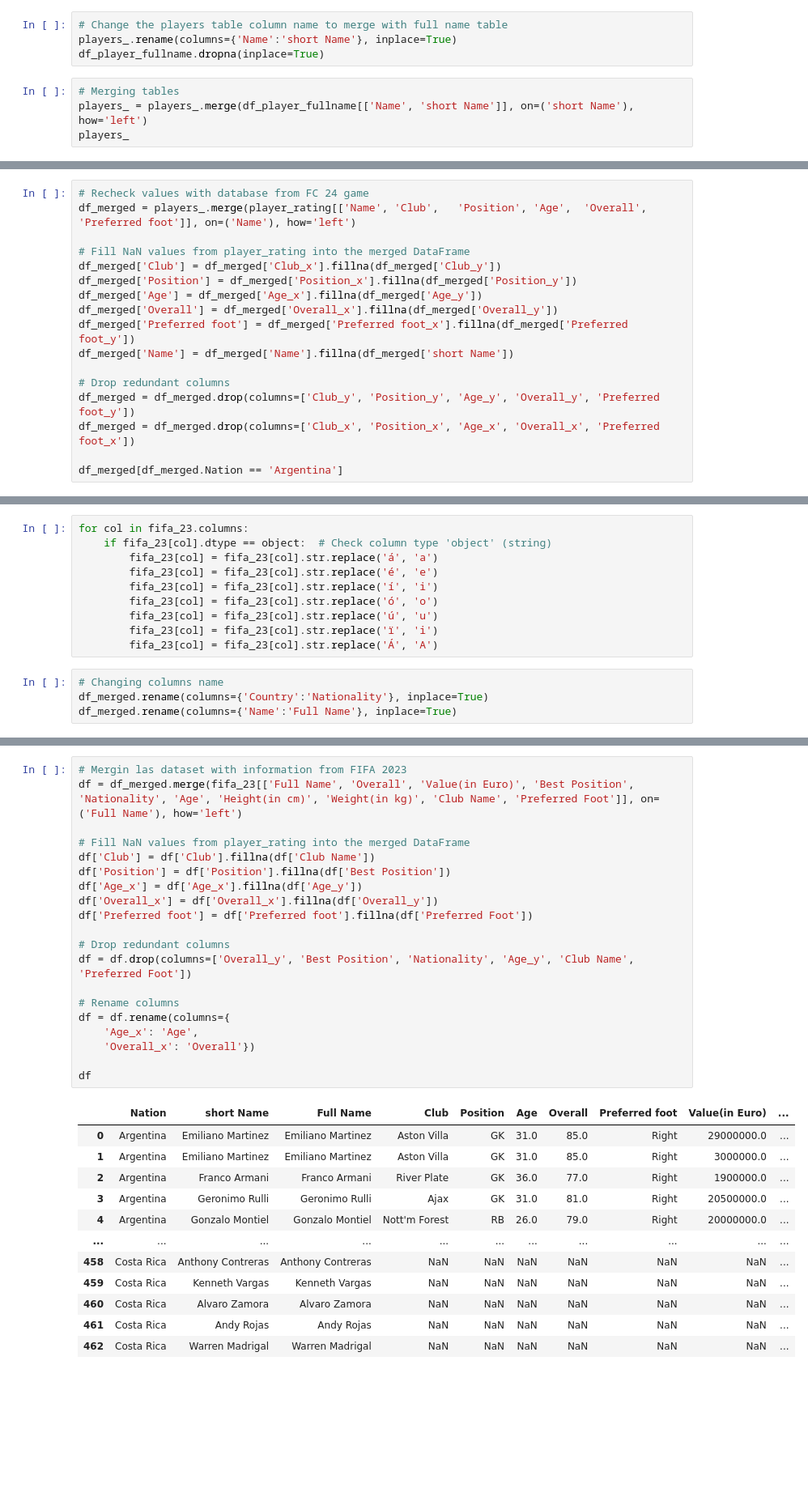
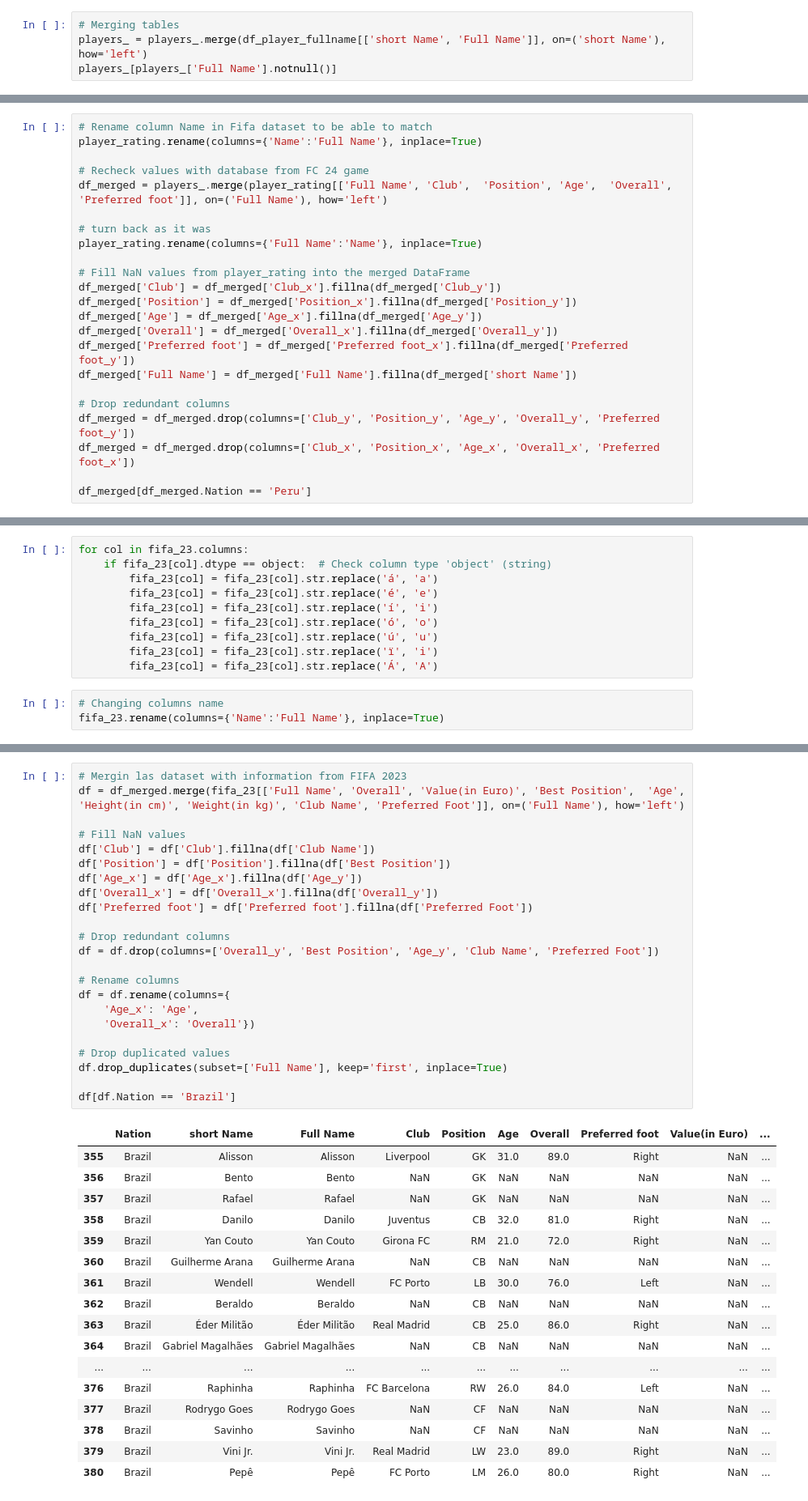
Before and after one commit to arielwendichansky/Copa-America-Model-2024, a Jupyter notebook: Copa_America_final_project.ipynb, the cells around one changed output, grey strips where cells are left out. Shown at 81% size. Cells and saved outputs as stored; diff of their text form; blank space fills up the shorter version.

```diff
--- a/Copa_America_final_project.ipynb
+++ b/Copa_America_final_project.ipynb
@@ -1127,9 +1106,5 @@ print(df_player_fullname)
-# %%
-# Change the players table column name to merge with full name table
-players_.rename(columns={'Name':'short Name'}, inplace=True)
-df_player_fullname.dropna(inplace=True)
 # %%
 # Merging tables
-players_ = players_.merge(df_player_fullname[['Name', 'short Name']], on=('short Name'), how='left')
-players_
+players_ = players_.merge(df_player_fullname[['short Name', 'Full Name']], on=('short Name'), how='left')
+players_[players_['Full Name'].notnull()]
 # %% [output]
@@ -1149,6 +1124,12 @@ players_
 # %%
+# Rename column Name in Fifa dataset to be able to match
+player_rating.rename(columns={'Name':'Full Name'}, inplace=True)
+
 # Recheck values with database from FC 24 game
-df_merged = players_.merge(player_rating[['Name', 'Club',	'Position',	'Age',	'Overall',	'Preferred foot']], on=('Name'), how='left')
+df_merged = players_.merge(player_rating[['Full Name', 'Club',	'Position',	'Age',	'Overall',	'Preferred foot']], on=('Full Name'), how='left')
+
+# turn back as it was
+player_rating.rename(columns={'Full Name':'Name'}, inplace=True)
 
 # Fill NaN values from player_rating into the merged DataFrame
 df_merged['Club'] = df_merged['Club_x'].fillna(df_merged['Club_y'])
@@ -1156,11 +1137,11 @@ df_merged['Position'] = df_merged['Position_x'].fillna(df_merged['Position_y'])
 df_merged['Age'] = df_merged['Age_x'].fillna(df_merged['Age_y'])
 df_merged['Overall'] = df_merged['Overall_x'].fillna(df_merged['Overall_y'])
 df_merged['Preferred foot'] = df_merged['Preferred foot_x'].fillna(df_merged['Preferred foot_y'])
-df_merged['Name'] = df_merged['Name'].fillna(df_merged['short Name'])
+df_merged['Full Name'] = df_merged['Full Name'].fillna(df_merged['short Name'])
 
 # Drop redundant columns
 df_merged = df_merged.drop(columns=['Club_y', 'Position_y', 'Age_y', 'Overall_y', 'Preferred foot_y'])
 df_merged = df_merged.drop(columns=['Club_x', 'Position_x', 'Age_x', 'Overall_x', 'Preferred foot_x'])
 
-df_merged[df_merged.Nation == 'Argentina']
+df_merged[df_merged.Nation == 'Peru']
 # %% [output]
@@ -1241,5 +1222,4 @@ for col in fifa_23.columns:
         fifa_23[col] = fifa_23[col].str.replace('Á', 'A')
 # %%
 # Changing columns name
-df_merged.rename(columns={'Country':'Nationality'}, inplace=True)
-df_merged.rename(columns={'Name':'Full Name'}, inplace=True)
+fifa_23.rename(columns={'Name':'Full Name'}, inplace=True)
@@ -1275,33 +1226,41 @@ Index(['Known As', 'Full Name', 'Overall', 'Potential', 'Value(in Euro)',
 # %%
 # Mergin las dataset with information from FIFA 2023
-df = df_merged.merge(fifa_23[['Full Name', 'Overall', 'Value(in Euro)', 'Best Position', 'Nationality', 'Age', 'Height(in cm)', 'Weight(in kg)', 'Club Name', 'Preferred Foot']], on=('Full Name'), how='left')
+df = df_merged.merge(fifa_23[['Full Name', 'Overall', 'Value(in Euro)', 'Best Position',  'Age', 'Height(in cm)', 'Weight(in kg)', 'Club Name', 'Preferred Foot']], on=('Full Name'), how='left')
 
-# Fill NaN values from player_rating into the merged DataFrame
+# Fill NaN values
 df['Club'] = df['Club'].fillna(df['Club Name'])
 df['Position'] = df['Position'].fillna(df['Best Position'])
 df['Age_x'] = df['Age_x'].fillna(df['Age_y'])
 df['Overall_x'] = df['Overall_x'].fillna(df['Overall_y'])
 df['Preferred foot'] = df['Preferred foot'].fillna(df['Preferred Foot'])
 
 # Drop redundant columns
-df = df.drop(columns=['Overall_y', 'Best Position', 'Nationality', 'Age_y', 'Club Name', 'Preferred Foot'])
+df = df.drop(columns=['Overall_y', 'Best Position', 'Age_y', 'Club Name', 'Preferred Foot'])
 
 # Rename columns
 df = df.rename(columns={
     'Age_x': 'Age',
     'Overall_x': 'Overall'})
 
-df
+# Drop duplicated values
+df.drop_duplicates(subset=['Full Name'], keep='first', inplace=True)
+
+df[df.Nation == 'Brazil']
 # %% [output]
 |  | Nation | short Name | Full Name | Club | Position | Age | Overall | Preferred foot | Value(in Euro) | ... |
-| 0 | Argentina | Emiliano Martinez | Emiliano Martinez | Aston Villa | GK | 31.0 | 85.0 | Right | 29000000.0 | ... |
-| 1 | Argentina | Emiliano Martinez | Emiliano Martinez | Aston Villa | GK | 31.0 | 85.0 | Right | 3000000.0 | ... |
-| 2 | Argentina | Franco Armani | Franco Armani | River Plate | GK | 36.0 | 77.0 | Right | 1900000.0 | ... |
-| 3 | Argentina | Geronimo Rulli | Geronimo Rulli | Ajax | GK | 31.0 | 81.0 | Right | 20500000.0 | ... |
-| 4 | Argentina | Gonzalo Montiel | Gonzalo Montiel | Nott'm Forest | RB | 26.0 | 79.0 | Right | 20000000.0 | ... |
+| 355 | Brazil | Alisson | Alisson | Liverpool | GK | 31.0 | 89.0 | Right | NaN | ... |
+| 356 | Brazil | Bento | Bento | NaN | GK | NaN | NaN | NaN | NaN | ... |
+| 357 | Brazil | Rafael | Rafael | NaN | GK | NaN | NaN | NaN | NaN | ... |
+| 358 | Brazil | Danilo | Danilo | Juventus | CB | 32.0 | 81.0 | Right | NaN | ... |
+| 359 | Brazil | Yan Couto | Yan Couto | Girona FC | RM | 21.0 | 72.0 | Right | NaN | ... |
+| 360 | Brazil | Guilherme Arana | Guilherme Arana | NaN | CB | NaN | NaN | NaN | NaN | ... |
+| 361 | Brazil | Wendell | Wendell | FC Porto | LB | 30.0 | 76.0 | Left | NaN | ... |
+| 362 | Brazil | Beraldo | Beraldo | NaN | CB | NaN | NaN | NaN | NaN | ... |
+| 363 | Brazil | Éder Militão | Éder Militão | Real Madrid | CB | 25.0 | 86.0 | Right | NaN | ... |
+| 364 | Brazil | Gabriel Magalhães | Gabriel Magalhães | NaN | CB | NaN | NaN | NaN | NaN | ... |
 | ... | ... | ... | ... | ... | ... | ... | ... | ... | ... | ... |
-| 458 | Costa Rica | Anthony Contreras | Anthony Contreras | NaN | NaN | NaN | NaN | NaN | NaN | ... |
-| 459 | Costa Rica | Kenneth Vargas | Kenneth Vargas | NaN | NaN | NaN | NaN | NaN | NaN | ... |
-| 460 | Costa Rica | Alvaro Zamora | Alvaro Zamora | NaN | NaN | NaN | NaN | NaN | NaN | ... |
-| 461 | Costa Rica | Andy Rojas | Andy Rojas | NaN | NaN | NaN | NaN | NaN | NaN | ... |
-| 462 | Costa Rica | Warren Madrigal | Warren Madrigal | NaN | NaN | NaN | NaN | NaN | NaN | ... |
+| 376 | Brazil | Raphinha | Raphinha | FC Barcelona | RW | 26.0 | 84.0 | Left | NaN | ... |
+| 377 | Brazil | Rodrygo Goes | Rodrygo Goes | NaN | CF | NaN | NaN | NaN | NaN | ... |
+| 378 | Brazil | Savinho | Savinho | NaN | CF | NaN | NaN | NaN | NaN | ... |
+| 379 | Brazil | Vini Jr. | Vini Jr. | Real Madrid | LW | 23.0 | 89.0 | Right | NaN | ... |
+| 380 | Brazil | Pepê | Pepê | FC Porto | LM | 26.0 | 80.0 | Right | NaN | ... |
```
Also changed, not shown: parts of 58 cells of this notebook.
